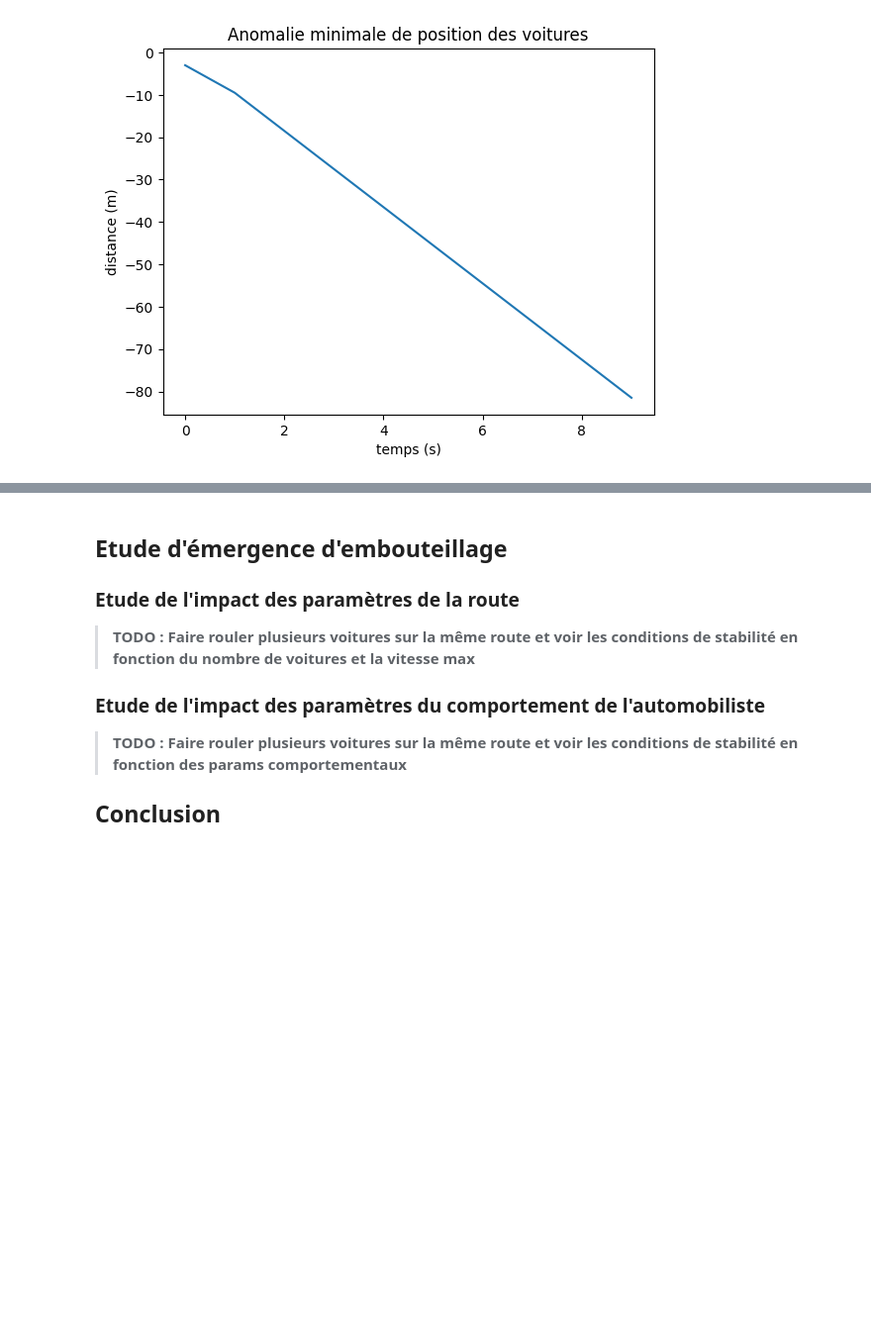
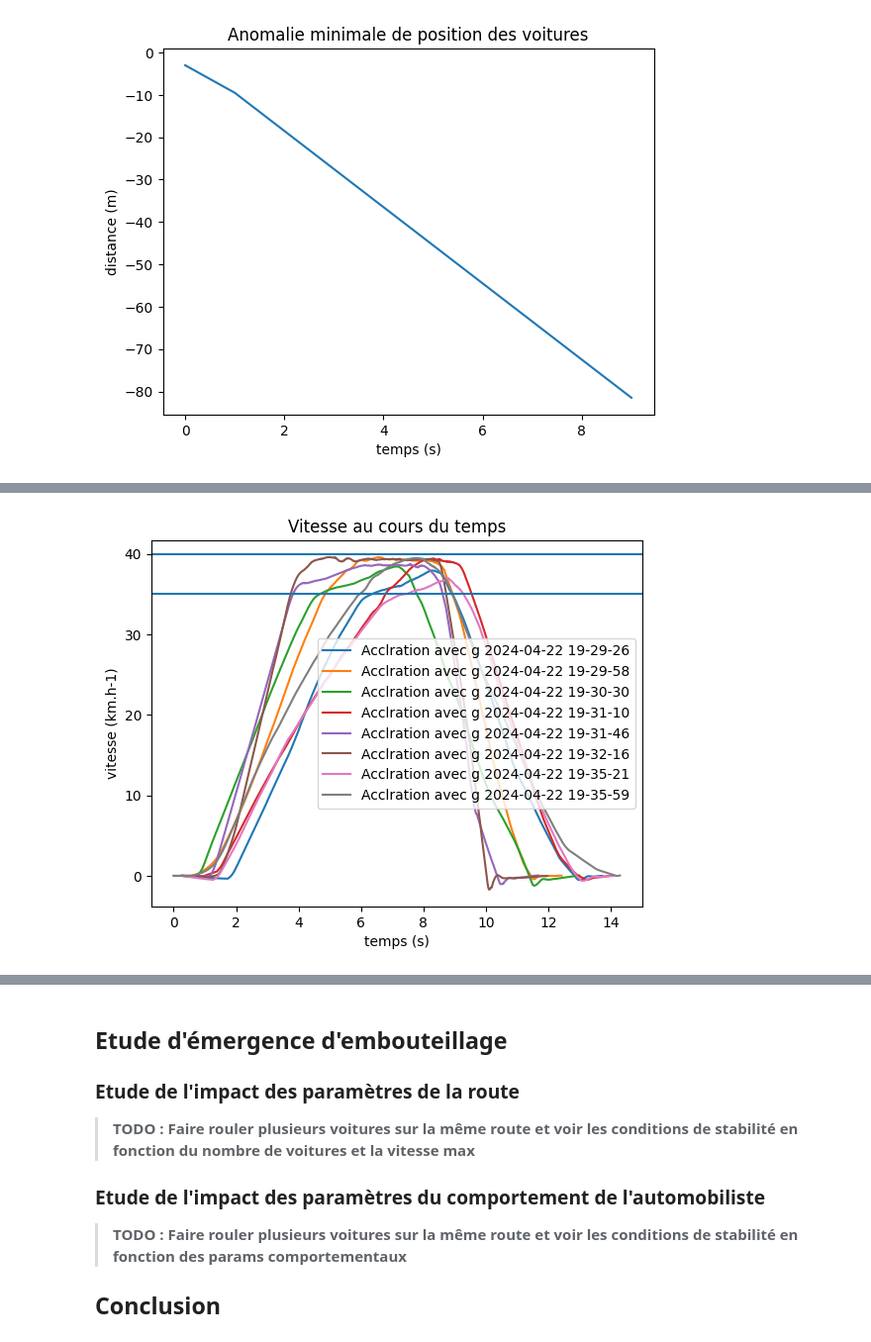
Before and after one commit to ThibautLavenant/phyMod_miniproject, a Jupyter notebook: MiniProject.ipynb, the cells around one changed output, grey strips where cells are left out. Shown at 99% size. Cells and saved outputs as stored; diff of their text form; code cells hidden in the pictures; blank space fills up the shorter version.

```diff
--- a/MiniProject.ipynb
+++ b/MiniProject.ipynb
@@ -1071,0 +1211,42 @@ NameError: name '_accelMax' is not defined
+# %%
+def integByTrapezoid(t, d):
+    h = d[:-1]
+    H = d[1:]
+    delta = t[1:]-t[:-1]
+    intg = delta*h + ((H-h)*delta)/2
+    intg = np.append(intg, intg[-1])
+    return np.cumsum(intg)
+
+for key, exp in d_pd_experiment.items() :
+    t = np.array(exp[_colt])
+    a = np.array(exp[_coly])
+    a = a - np.mean(a)
+    v = integByTrapezoid(t, a)
+    v = v * 3.6
+    plt.plot(t, v, label=key)
+
+plt.legend()
+plt.xlabel("temps (s)")
+plt.ylabel("vitesse (km.h-1)")
+plt.title("Vitesse au cours du temps")
+plt.axhline(y=40)
+plt.axhline(y=35)
+plt.show()
+
+# L'expérience 2 est ajustée à la main mais n'est pas utilisée ici
+#adjust = [0.5, 0.6, -0.15, -0.3, 0.7, 0.3, 0.8, 0.6, 0.1, 0, 0.1, 0.3]
+#i = 0
+#for key, exp in d_pd_experiment2.items() :
+#    t = np.array(exp[_colt])
+#    a = np.array(exp[_coly]) + adjust[i]
+#    v = integByTrapezoid(t, a)
+#    v = v * 3.6
+#    plt.plot(t, a, label=key)
+#    plt.title(i)
+#    plt.show()
+#    plt.plot(t, v, label=key)
+#    plt.title(i)
+#    plt.show()
+#    i=i+1
+# %% [output]
+[figure, added]
```
Also changed, not shown: parts of 23 cells of this notebook, 1 other file.
